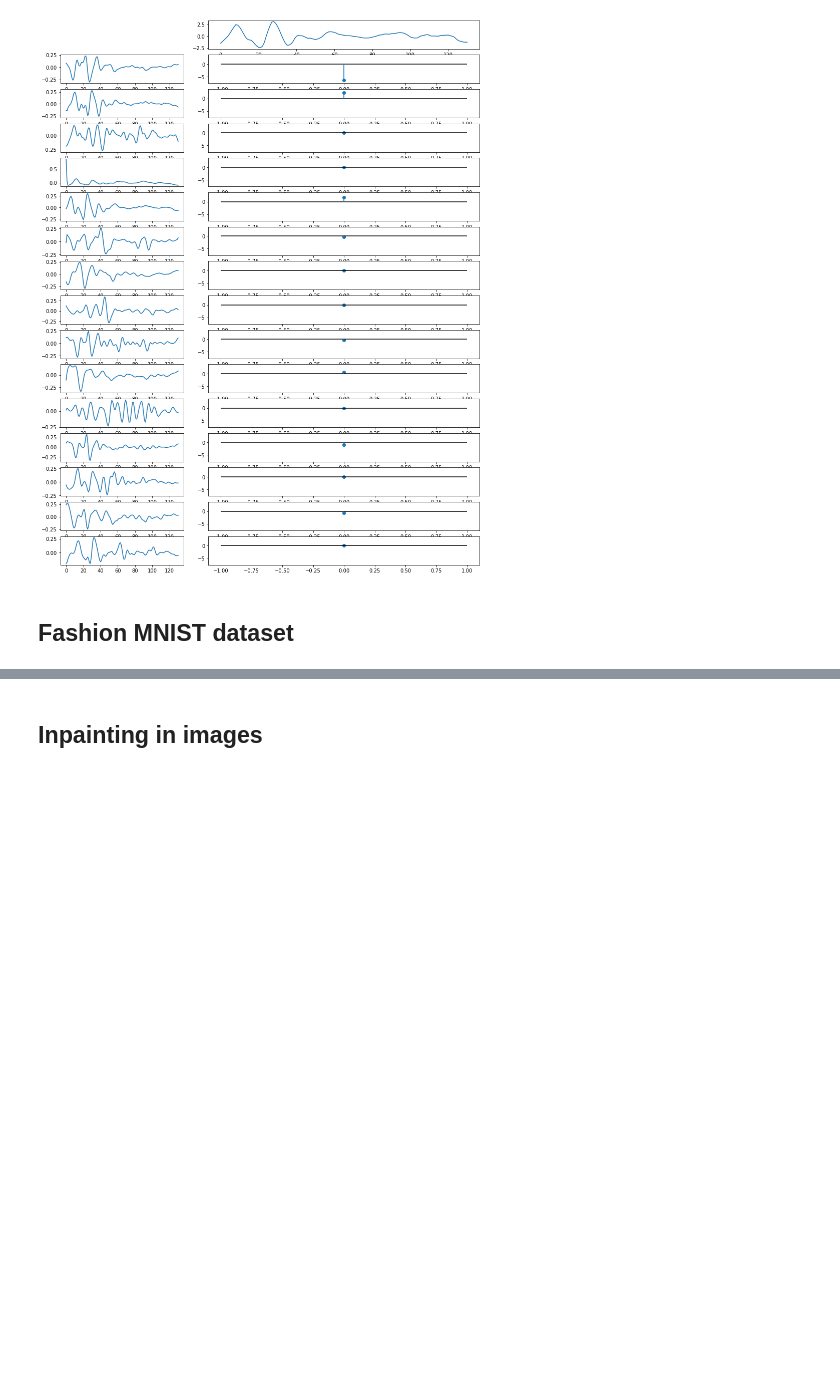
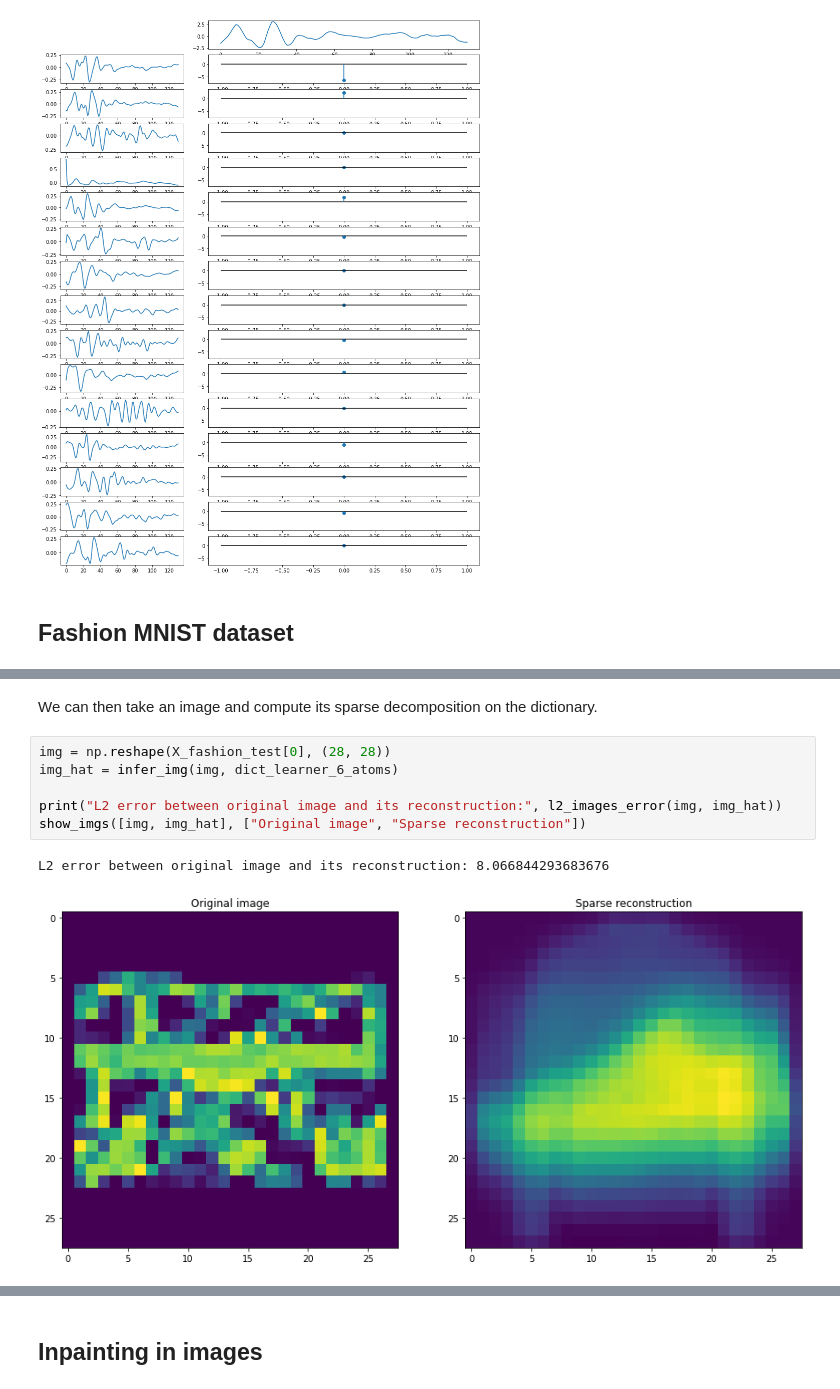
Before and after one commit to thomaschabal/OnlineDictionaryLearningForSparseCoding, a Jupyter notebook: main.ipynb, the cells around one changed output, grey strips where cells are left out. Drawn from its saved outputs; the diff is of its cells as text; blank space fills up the shorter version.

```diff
--- a/main.ipynb
+++ b/main.ipynb
@@ -229,0 +232,11 @@ show_dictionary_atoms_img(dict_learner)
+# %% [markdown]
+We can then take an image and compute its sparse decomposition on the dictionary.
+# %%
+img = np.reshape(X_fashion_test[0], (28, 28))
+img_hat = infer_img(img, dict_learner_6_atoms)
+
+print("L2 error between original image and its reconstruction:", l2_images_error(img, img_hat))
+show_imgs([img, img_hat], ["Original image", "Sparse reconstruction"])
+# %% [output]
+L2 error between original image and its reconstruction: 8.066844293683676
+[figure, added]
```
Also changed, not shown: parts of 32 cells of this notebook, 5 other files.
